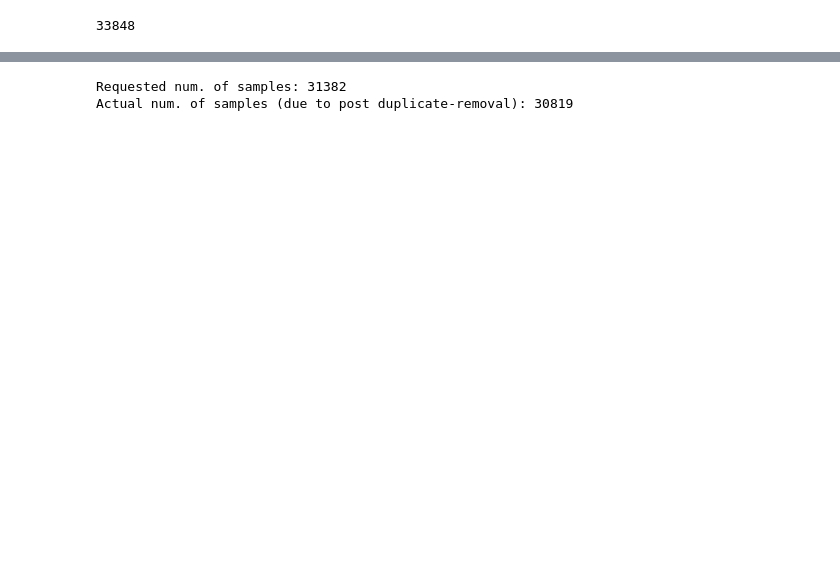
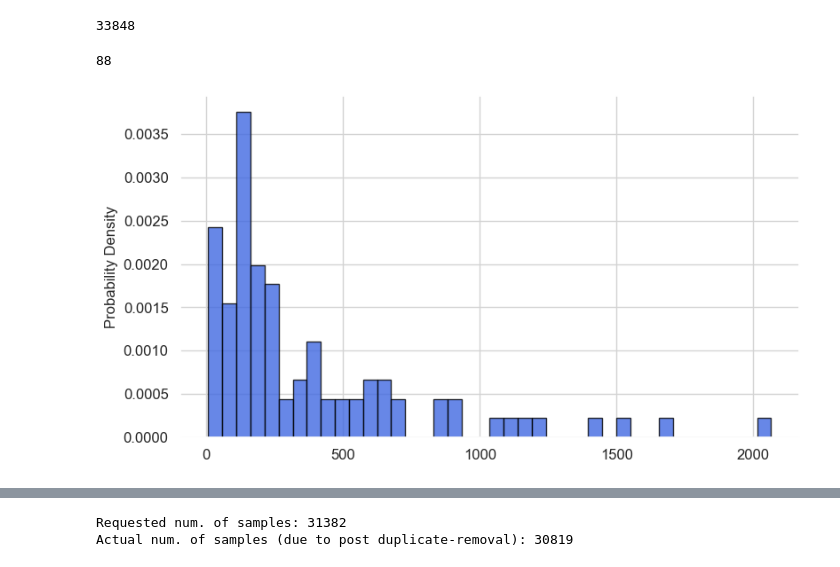
Before and after one commit to marticampgin/Master-Thesis, a Jupyter notebook: tryingcsvdata.ipynb, the cells around one changed output, grey strips where cells are left out. Cells and saved outputs as stored; diff of their text form; code cells hidden in the pictures; blank space fills up the shorter version.

```diff
--- a/tryingcsvdata.ipynb
+++ b/tryingcsvdata.ipynb
@@ -61,5 +60,13 @@ Diverse other noise: 87
 len(processed_bodies)
 # %% [output]
 33848
+# %%
+len(text_coll_default.keys())
+# %% [output]
+88
 # %%
 test_wg = 'netmod'
+# %%
+bodies_counts = data_explorer.messages_per_wg(text_coll_default, 88, histogram=True, bins=40)
+# %% [output]
+[figure, added]
```
Also changed, not shown: parts of 14 cells of this notebook, 17 other files.
